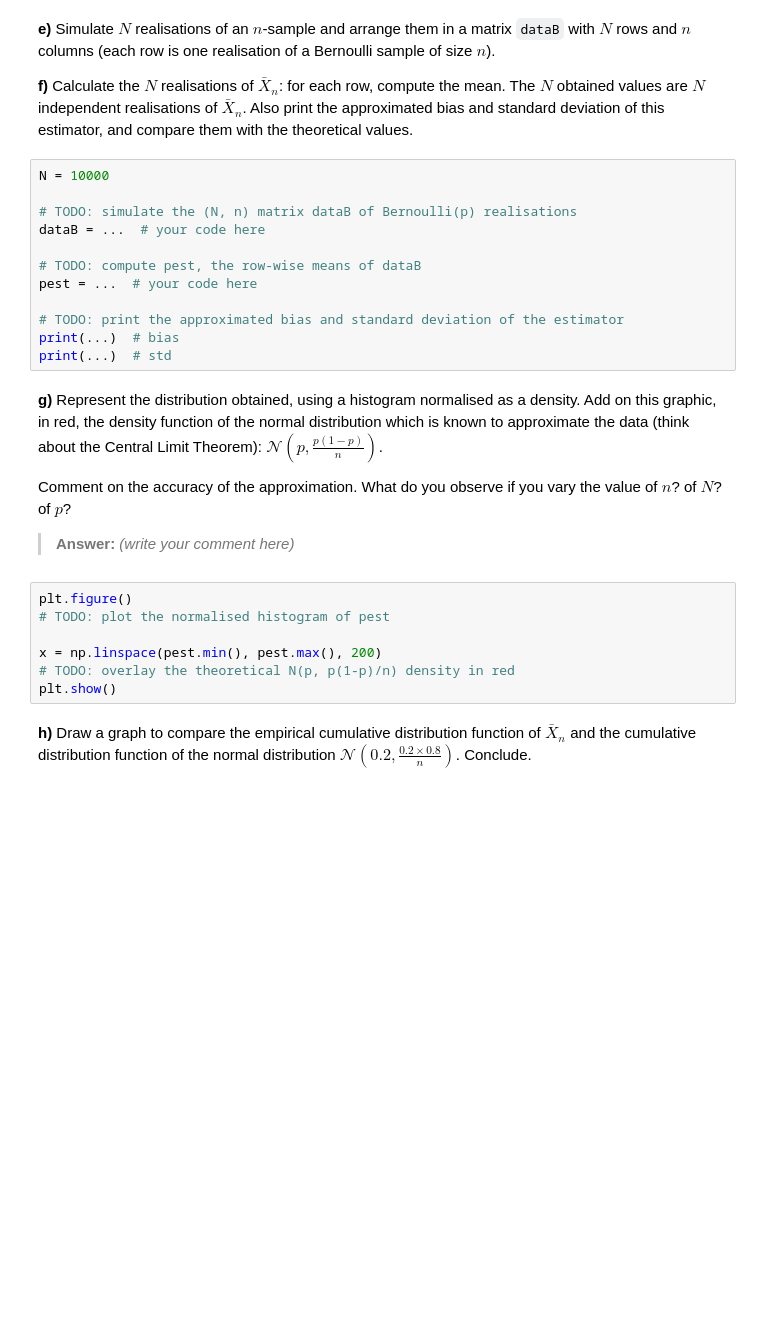
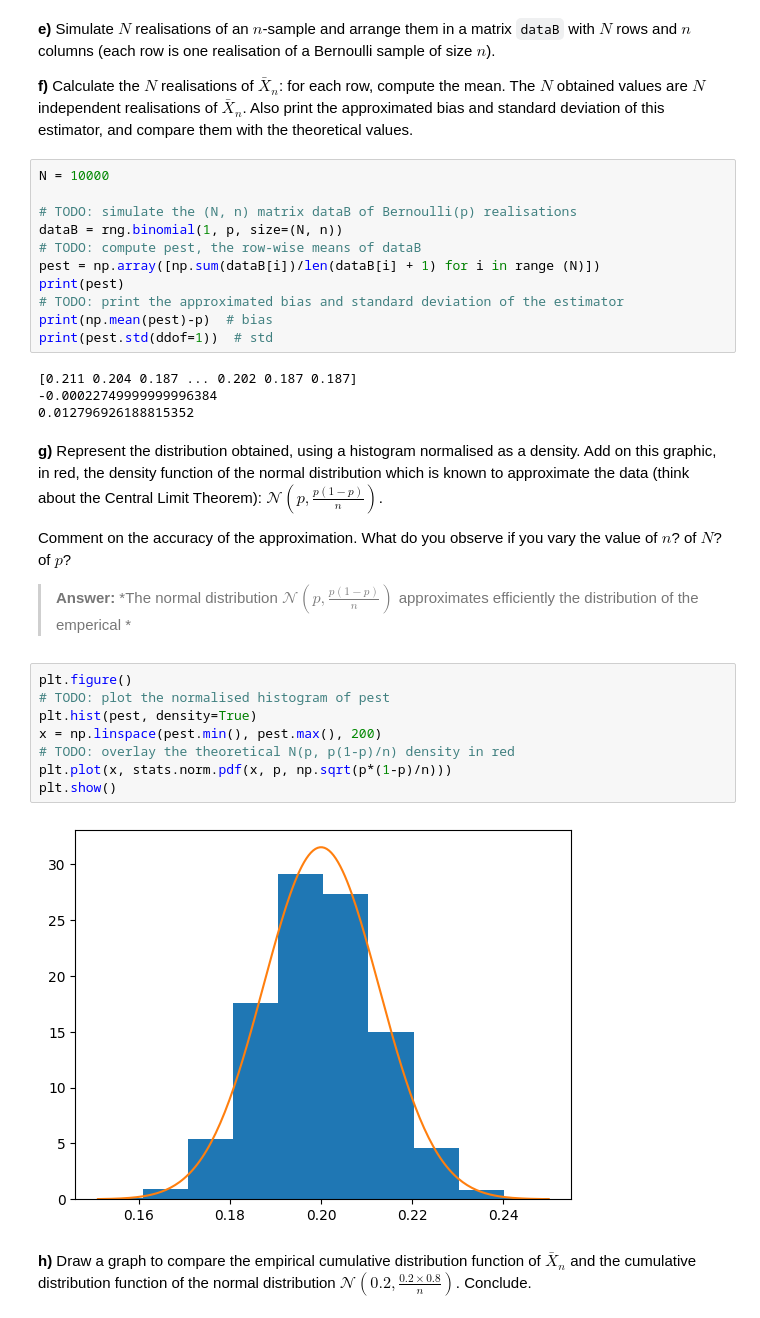
Before and after one commit to dagharsiwar/Projet-de-d-veloppement, a Jupyter notebook: TP2.ipynb, the cells around one changed output. Saved outputs shown, nothing was run; the diff lists cells and outputs as text; blank space fills up the shorter version.

```diff
--- a/TP2.ipynb
+++ b/TP2.ipynb
@@ -58,27 +65,33 @@ plt.show()
 N = 10000
 
 # TODO: simulate the (N, n) matrix dataB of Bernoulli(p) realisations
-dataB = ...  # your code here
-
+dataB = rng.binomial(1, p, size=(N, n))
 # TODO: compute pest, the row-wise means of dataB
-pest = ...  # your code here
-
+pest = np.array([np.sum(dataB[i])/len(dataB[i] + 1) for i in range (N)])
+print(pest)
 # TODO: print the approximated bias and standard deviation of the estimator
-print(...)  # bias
-print(...)  # std
+print(np.mean(pest)-p)  # bias
+print(pest.std(ddof=1))  # std
+# %% [output]
+[0.211 0.204 0.187 ... 0.202 0.187 0.187]
+-0.00022749999999996384
+0.012796926188815352
 # %% [markdown]
 **g)** Represent the distribution obtained, using a histogram normalised as a density. Add on this graphic, in red, the density function of the normal distribution which is known to approximate the data (think about the Central Limit Theorem): $\mathcal{N}\left(p, \frac{p(1-p)}{n}\right)$.
 
 Comment on the accuracy of the approximation. What do you observe if you vary the value of $n$? of $N$? of $p$?
 
-> **Answer:** *(write your comment here)*
+> **Answer:** *The normal distribution $\mathcal{N}\left(p, \frac{p(1-p)}{n}\right)$ approximates efficiently the distribution of the emperical  *
 # %%
 plt.figure()
 # TODO: plot the normalised histogram of pest
-
+plt.hist(pest, density=True)
 x = np.linspace(pest.min(), pest.max(), 200)
 # TODO: overlay the theoretical N(p, p(1-p)/n) density in red
+plt.plot(x, stats.norm.pdf(x, p, np.sqrt(p*(1-p)/n)))
 plt.show()
+# %% [output]
+[figure, added]
 # %% [markdown]
 **h)** Draw a graph to compare the empirical cumulative distribution function of $\bar{X}_n$ and the cumulative distribution function of the normal distribution $\mathcal{N}\left(0.2, \frac{0.2 \times 0.8}{n}\right)$. Conclude.
 # %%
```
Also changed, not shown: parts of 4 cells of this notebook.
